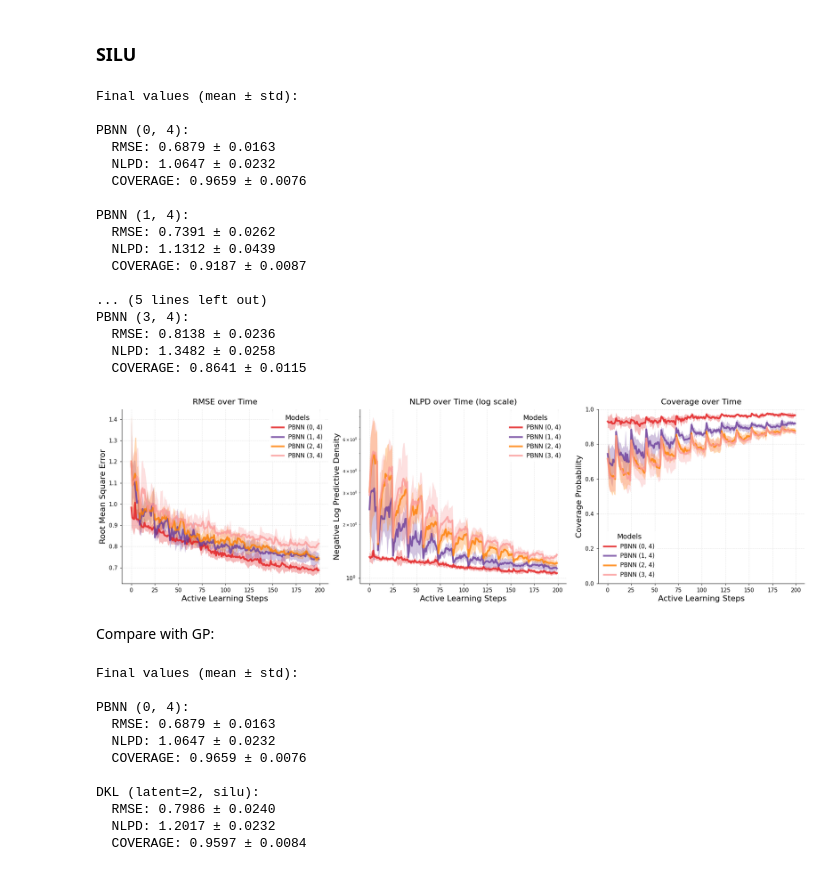
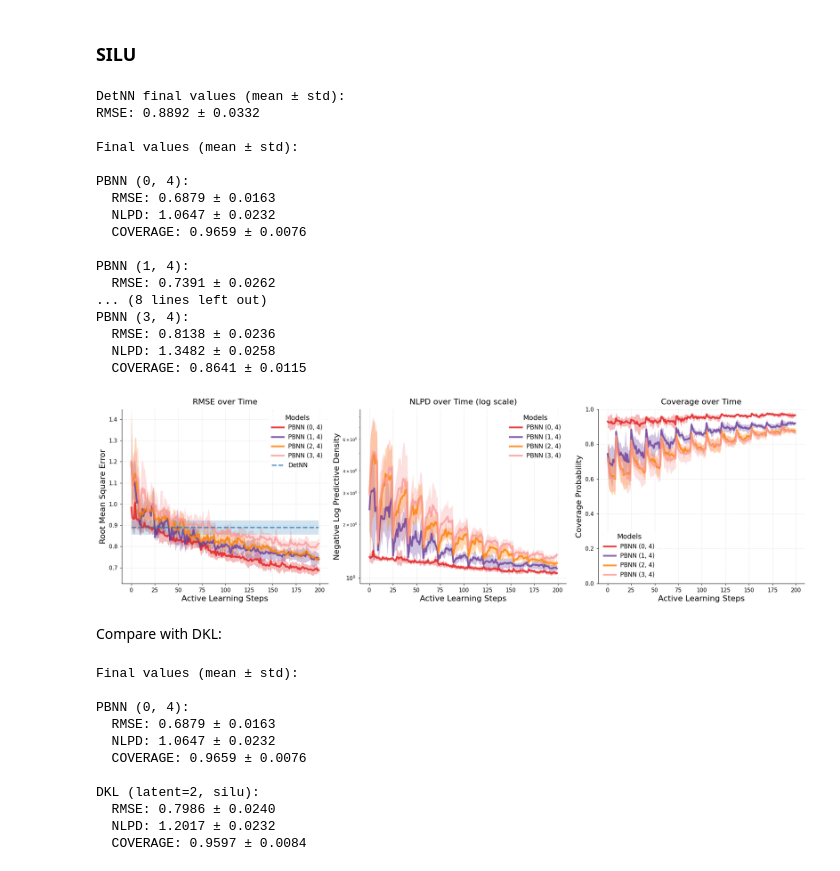
Before and after one commit to ziatdinovmax/NeuroBayes, a Jupyter notebook: active_learning_scripts/esol/viz.ipynb, the cells around one changed output. Cells and saved outputs as stored; diff of their text form; code cells hidden in the pictures.

Commit message:
add comparison to deterministic nn

```diff
--- a/active_learning_scripts/esol/viz.ipynb
+++ b/active_learning_scripts/esol/viz.ipynb
@@ -56,5 +109,5 @@ def compute_statistics(results):
 # %%
-def plot_comparison(pbnn_files, dkl_files=None, gp_files=None, save_path=None):
+def plot_comparison(pbnn_files, dkl_files=None, gp_files=None, detnn_file=None, save_path=None):
     """Plots metrics comparing PBNN, DKL, and GP results."""
     plt.style.use('seaborn-v0_8-paper')
 
@@ -166,6 +219,11 @@ def plot_comparison(pbnn_files, dkl_files=None, gp_files=None, save_path=None):
 
                 final_values[model_name][metric] = (plot_mean[-1], plot_std[-1])
 
+
+    if detnn_file:
+        add_detnn_to_plot(detnn_file, axes)
+
+
     for metric, ax in zip(titles.keys(), axes):
         ax.set_title(titles[metric], fontsize=16, pad=10)
         ax.set_xlabel('Active Learning Steps', fontsize=16)
@@ -188,6 +246,8 @@ def plot_comparison(pbnn_files, dkl_files=None, gp_files=None, save_path=None):
         legend.get_title().set_fontsize(14)
         legend.get_frame().set_facecolor('white')
         legend.get_frame().set_edgecolor('none')
+
+
 
     plt.tight_layout()
 
@@ -317,36 +377,39 @@ def plot_final_results(pbnn_files, dkl_files, gp_files, save_path=None):
 # %%
 pbnn_files = [
     'results/pbnn8888/esol_probdense0-dense4_steps200_epochs2000_lr0.005_20241207_015431.pkl',
     'results/pbnn8888/esol_probdense1-dense4_steps200_epochs2000_lr0.005_20241207_052815.pkl',
     'results/pbnn8888/esol_probdense2-dense4_steps200_epochs2000_lr0.005_20241207_080057.pkl',
     'results/pbnn8888/esol_probdense3-dense4_steps200_epochs2000_lr0.005_20241206_220527.pkl'
 ]
 
+detnn_file = 'results/detnn8888/detnn_silu_epochs2000_lr0.005_20241210_152819.pkl'
+
 plot_comparison(
     pbnn_files=pbnn_files,
+    detnn_file=detnn_file,
     save_path='comparison_plot-pbnn8888-silu.png'
 );
 # %% [output]
+DetNN final values (mean ± std):
+RMSE: 0.8892 ± 0.0332
+
 Final values (mean ± std):
 
 PBNN (0, 4):
   RMSE: 0.6879 ± 0.0163
   NLPD: 1.0647 ± 0.0232
   COVERAGE: 0.9659 ± 0.0076
 
 PBNN (1, 4):
   RMSE: 0.7391 ± 0.0262
-  NLPD: 1.1312 ± 0.0439
-  COVERAGE: 0.9187 ± 0.0087
-
-... (5 lines left out)
+... (8 lines left out)
 PBNN (3, 4):
   RMSE: 0.8138 ± 0.0236
   NLPD: 1.3482 ± 0.0258
   COVERAGE: 0.8641 ± 0.0115
-[figure, old version]
+[figure, new version]
 # %% [markdown]
-Compare with GP:
+Compare with DKL:
 # %%
 pbnn_files = [
     'results/pbnn8888/esol_probdense0-dense4_steps200_epochs2000_lr0.005_20241207_015431.pkl'
```
Also changed, not shown: parts of 1 cell of this notebook, 4 other files.
